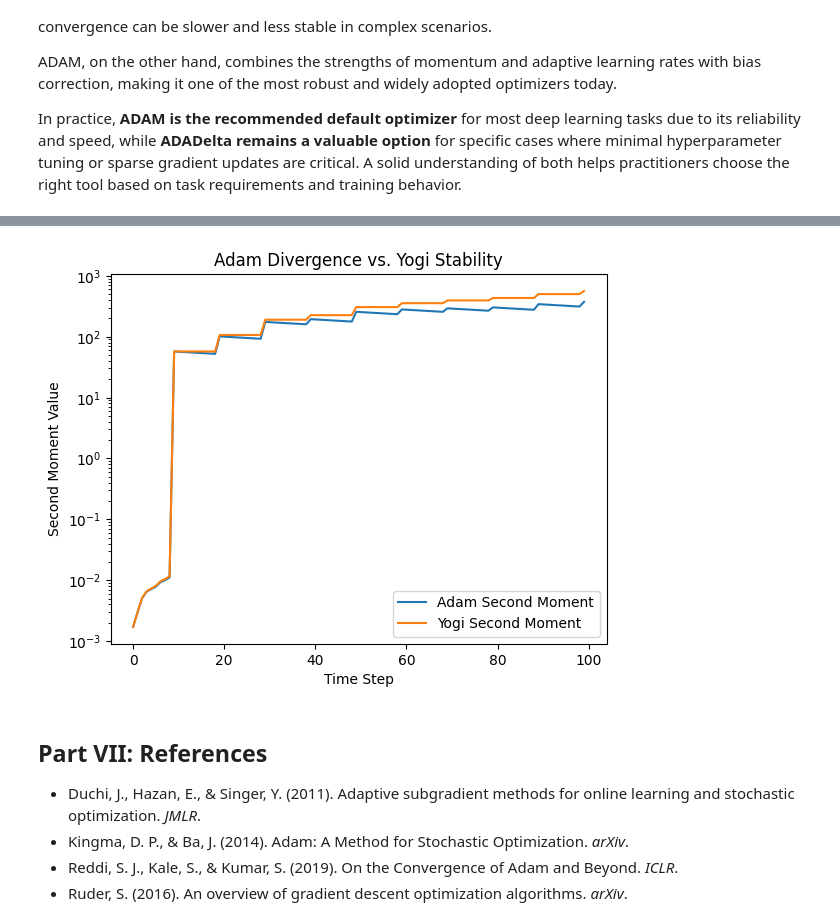
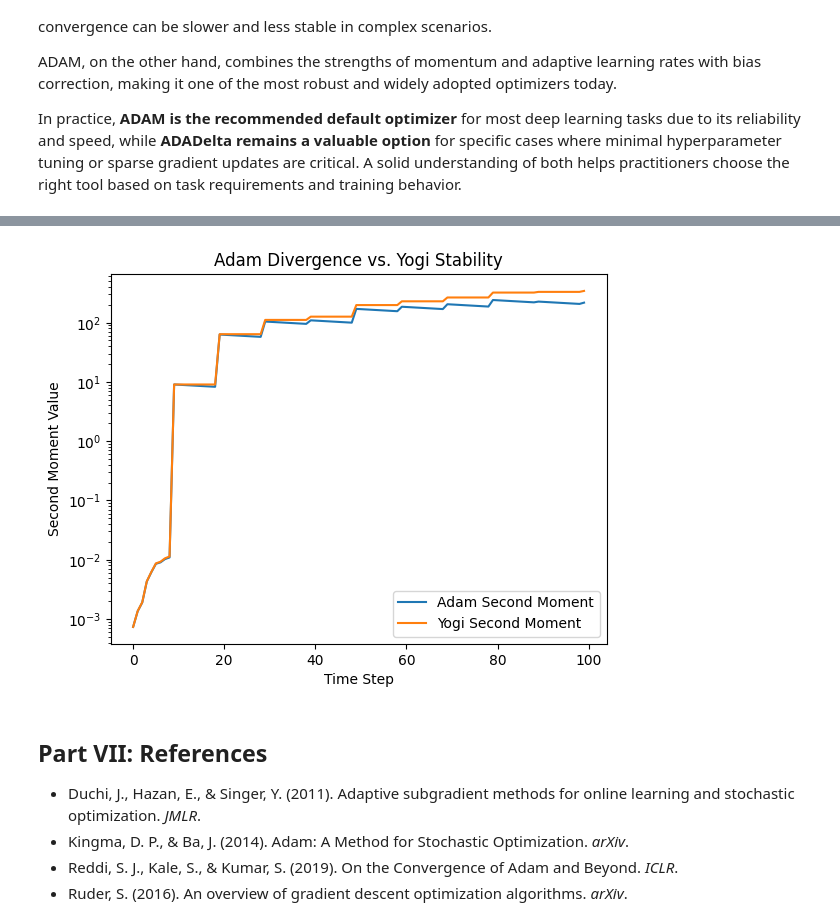
Before and after one commit to hu1909/AdaDelta_and_ADAM, a Jupyter notebook: ADADelta_vs_ADAM_Analysis.ipynb, the cells around one changed output, grey strips where cells are left out. Saved outputs shown, nothing was run; the diff lists cells and outputs as text; code cells hidden in the pictures.

```diff
--- a/ADADelta_vs_ADAM_Analysis.ipynb
+++ b/ADADelta_vs_ADAM_Analysis.ipynb
@@ -496,31 +574,31 @@ High-variance gradients can cause ADAM’s second-moment estimate to explode. Yo
 # %%
 import numpy as np
 import matplotlib.pyplot as plt
 
-def synthetic_gradient_generator(t):
+def gradient_generator(t):
     if t % 10 == 0:
-        return np.random.uniform(50, 100)
+        return np.random.uniform(10, 100)
     else:
         return np.random.uniform(0.1, 0.5)
 
 beta2, num_steps = 0.99, 100
 s_adam, s_yogi = 0, 0
-adam_history, yogi_history = [], []
+adam_list, yogi_list = [], []
 
 for t in range(1, num_steps + 1):
-    grad = synthetic_gradient_generator(t)
+    grad = gradient_generator(t)
     s_adam = s_adam + (1 - beta2) * (grad**2 - s_adam)
     s_yogi = s_yogi + (1 - beta2) * np.sign(grad**2 - s_yogi) * grad**2
-    adam_history.append(s_adam)
-    yogi_history.append(s_yogi)
+    adam_list.append(s_adam)
+    yogi_list.append(s_yogi)
 
-plt.plot(adam_history, label='Adam Second Moment')
-plt.plot(yogi_history, label='Yogi Second Moment')
+plt.plot(adam_list, label='Adam Second Moment')
+plt.plot(yogi_list, label='Yogi Second Moment')
 plt.xlabel('Time Step'); plt.ylabel('Second Moment Value')
 plt.title('Adam Divergence vs. Yogi Stability')
 plt.legend(); plt.yscale('log'); plt.show()
 # %% [output]
-[figure, old version]
+[figure, new version]
 # %% [markdown]
 ## Part VII: References
 
```
Also changed, not shown: parts of 7 cells of this notebook, 2 other files.
